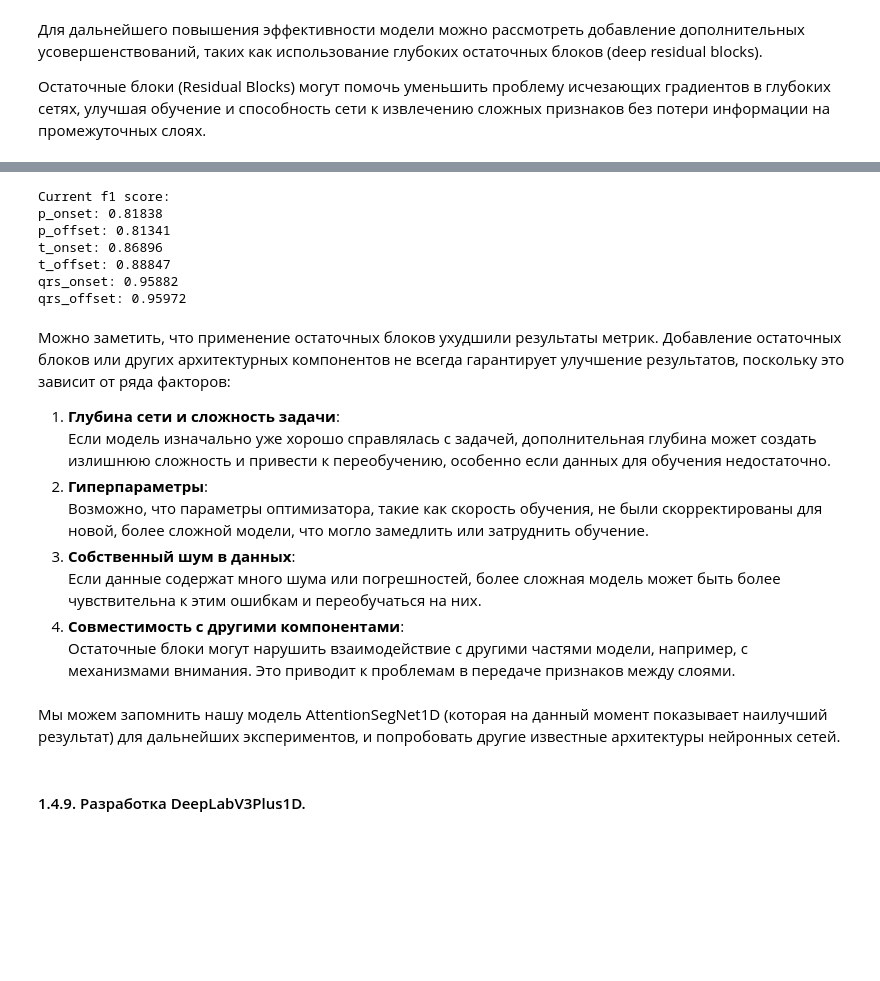
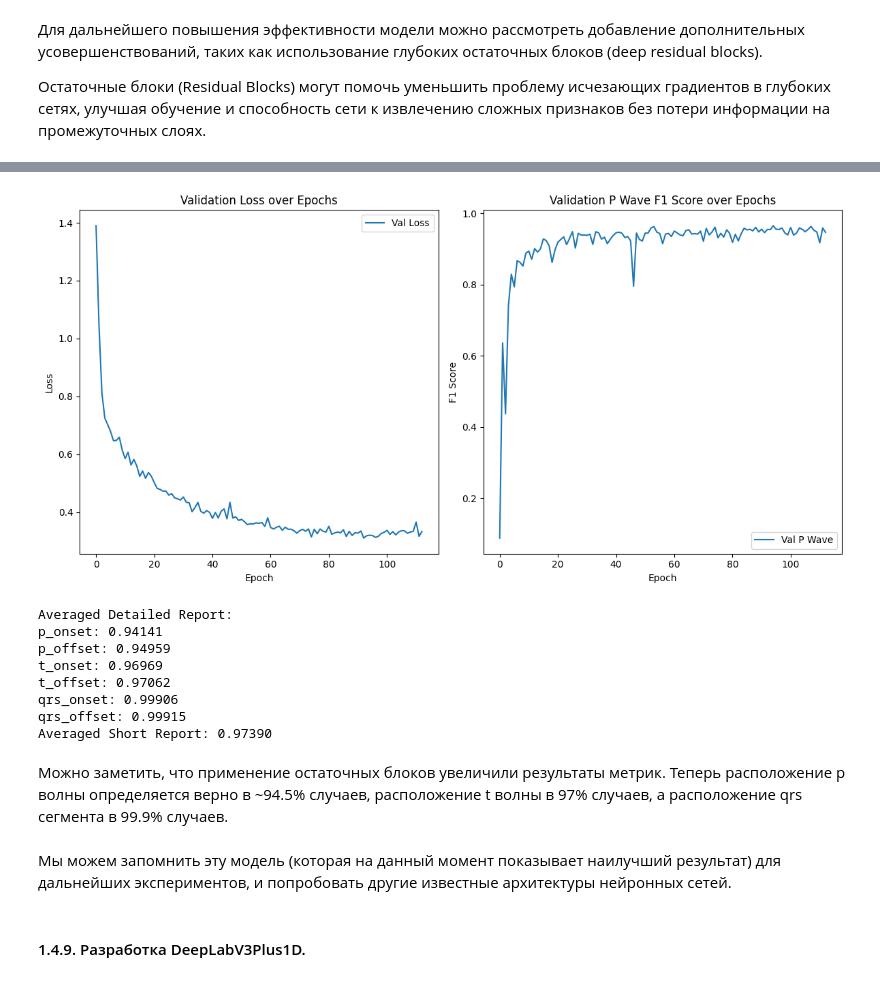
Before and after one commit to Meshford/MasterDiploma, a Jupyter notebook: Diplom_notebook.ipynb, the cells around one changed output, grey strips where cells are left out. Drawn from its saved outputs; the diff is of its cells as text; code cells hidden in the pictures; blank space fills up the shorter version.

```diff
--- a/Diplom_notebook.ipynb
+++ b/Diplom_notebook.ipynb
@@ -2063,4 +2137,15 @@ Inference Time: 0.0130553 seconds
 # %%
 # Тренировка модели
-train(model, train_loader, val_loader)
+now = datetime.now().strftime('%d.%m.%Y_%H:%M:%S')
+checkpoint = ModelCheckpoint(dirpath=f'hdd/models_{now}',
+                             filename='{epoch}_{val_p_wave:.6f}',
+                             monitor='val_p_wave',
+                             save_top_k=20,
+                             mode='max')
+
+early_stopping = EarlyStopping(monitor='val_loss',
+                               patience=20)
+
+trainer = Trainer(max_epochs=250, callbacks=[checkpoint, early_stopping], log_every_n_steps=5, enable_progress_bar=False)
+trainer.fit(model, train_loader, val_loader)
 # %% [output]
@@ -2084,27 +2184,38 @@ Total training time: 327.86 seconds
+# %%
+model.plot_metrics()
+# %% [output]
+[figure, added]
 # %%
-print_metric(model, test_loader)
+dict_ = torch.load('/home/meshalkin/Diplom/hdd/ResAttentionSegNet1D/epoch=106_val_p_wave=0.962912.ckpt')['state_dict']
+model.load_state_dict(dict_)
+model.cuda()
+
+model = model.eval()
+
+analyzer = Analyser(model, val_loader)
+
+# Получение усредненного детализированного отчета
+detailed_avg_report = analyzer.detailed_avg_report()
+print("Averaged Detailed Report:")
+for metric_name, metric_value in detailed_avg_report.items():
+    print(f"{metric_name}: {metric_value:.5f}")
+
+# Получение усредненного краткого отчета
+short_avg_report = analyzer.short_avg_report()
+print(f"Averaged Short Report: {short_avg_report:.5f}")
 # %% [output]
-Current f1 score:
-p_onset: 0.81838
-p_offset: 0.81341
-t_onset: 0.86896
-t_offset: 0.88847
-qrs_onset: 0.95882
-qrs_offset: 0.95972
+Averaged Detailed Report:
+p_onset: 0.94141
+p_offset: 0.94959
+t_onset: 0.96969
+t_offset: 0.97062
+qrs_onset: 0.99906
+qrs_offset: 0.99915
+Averaged Short Report: 0.97390
 # %% [markdown]
-Можно заметить, что применение остаточных блоков ухудшили результаты метрик.
-Добавление остаточных блоков или других архитектурных компонентов не всегда гарантирует улучшение результатов, поскольку это зависит от ряда факторов:
-
-1. **Глубина сети и сложность задачи**:
-Если модель изначально уже хорошо справлялась с задачей, дополнительная глубина может создать излишнюю сложность и привести к переобучению, особенно если данных для обучения недостаточно.
-2. **Гиперпараметры**:
-Возможно, что параметры оптимизатора, такие как скорость обучения, не были скорректированы для новой, более сложной модели, что могло замедлить или затруднить обучение.
-3. **Собственный шум в данных**:
-Если данные содержат много шума или погрешностей, более сложная модель может быть более чувствительна к этим ошибкам и переобучаться на них.
-4. **Совместимость с другими компонентами**:
-Остаточные блоки могут нарушить взаимодействие с другими частями модели, например, с механизмами внимания. Это приводит к проблемам в передаче признаков между слоями.
+Можно заметить, что применение остаточных блоков увеличили результаты метрик. Теперь расположение p волны определяется верно в ~94.5% случаев, расположение t волны в 97% случаев, а расположение qrs сегмента в 99.9% случаев.
 # %% [markdown]
-Мы можем запомнить нашу модель AttentionSegNet1D (которая на данный момент показывает наилучший результат) для дальнейших экспериментов, и попробовать другие известные архитектуры нейронных сетей.
+Мы можем запомнить эту модель (которая на данный момент показывает наилучший результат) для дальнейших экспериментов, и попробовать другие известные архитектуры нейронных сетей.
 # %% [markdown]
 #### 1.4.9. Разработка DeepLabV3Plus1D.
 # %% [markdown]
```
Also changed, not shown: parts of 50 cells of this notebook.
